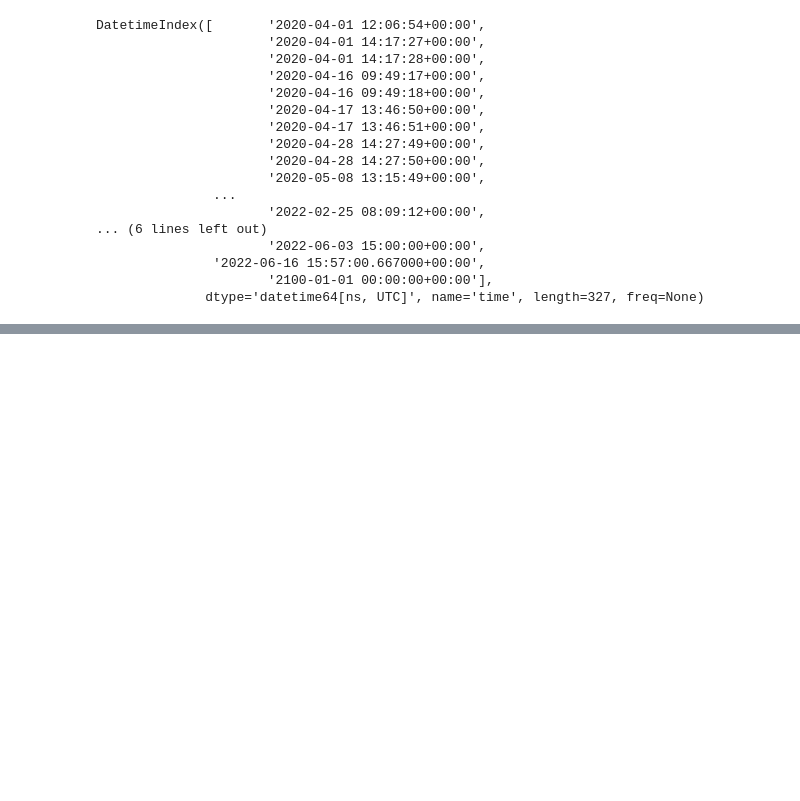
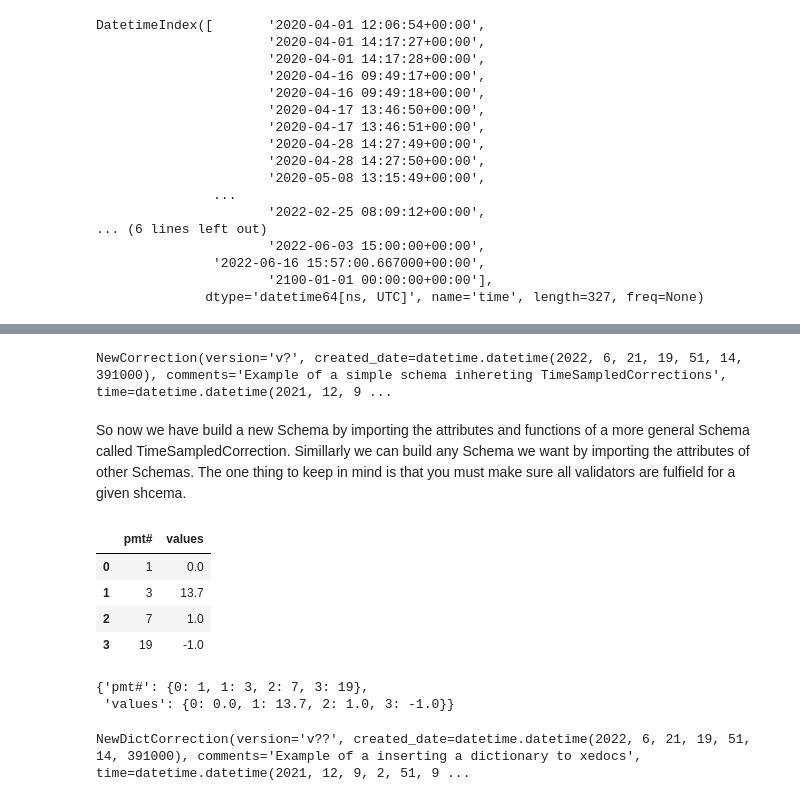
Before and after one commit to LuisSanchez25/Xedocs_Examples, a Jupyter notebook: Xedocs_insert_data.ipynb, the cells around one changed output, grey strips where cells are left out. Cells and saved outputs as stored; diff of their text form; code cells hidden in the pictures; blank space fills up the shorter version.

```diff
--- a/Xedocs_insert_data.ipynb
+++ b/Xedocs_insert_data.ipynb
@@ -235,0 +273,6 @@ DatetimeIndex([       '2020-04-01 12:06:54+00:00',
+# %%
+new_simple_schema
+# %% [output]
+NewCorrection(version='v?', created_date=datetime.datetime(2022, 6, 21, 19, 51, 14, 391000), comments='Example of a simple schema inhereting TimeSampledCorrections', time=datetime.datetime(2021, 12, 9 ...
+# %% [markdown]
+So now we have build a new Schema by importing the attributes and functions of a more general Schema called TimeSampledCorrection. Simillarly we can build any Schema we want by importing the attributes of other Schemas. The one thing to keep in mind is that you must make sure all validators are fulfield for a given shcema.
@@ -235,0 +283,11 @@ DatetimeIndex([       '2020-04-01 12:06:54+00:00',
+# %%
+data = {'pmt#':[1, 3, 7, 19], 'values':[0, 13.7, 1, -1]}
+# %%
+df = pd.DataFrame(data)
+df
+# %% [output]
+|  | pmt# | values |
+| 0 | 1 | 0.0 |
+| 1 | 3 | 13.7 |
+| 2 | 7 | 1.0 |
+| 3 | 19 | -1.0 |
@@ -235,0 +296,5 @@ DatetimeIndex([       '2020-04-01 12:06:54+00:00',
+# %%
+df_dict
+# %% [output]
+{'pmt#': {0: 1, 1: 3, 2: 7, 3: 19},
+ 'values': {0: 0.0, 1: 13.7, 2: 1.0, 3: -1.0}}
@@ -235,0 +310,4 @@ DatetimeIndex([       '2020-04-01 12:06:54+00:00',
+# %%
+new_dict_schema
+# %% [output]
+NewDictCorrection(version='v??', created_date=datetime.datetime(2022, 6, 21, 19, 51, 14, 391000), comments='Example of a inserting a dictionary to xedocs', time=datetime.datetime(2021, 12, 9, 2, 51, 9 ...
```
Also changed, not shown: parts of 14 cells of this notebook, 1 other file.
